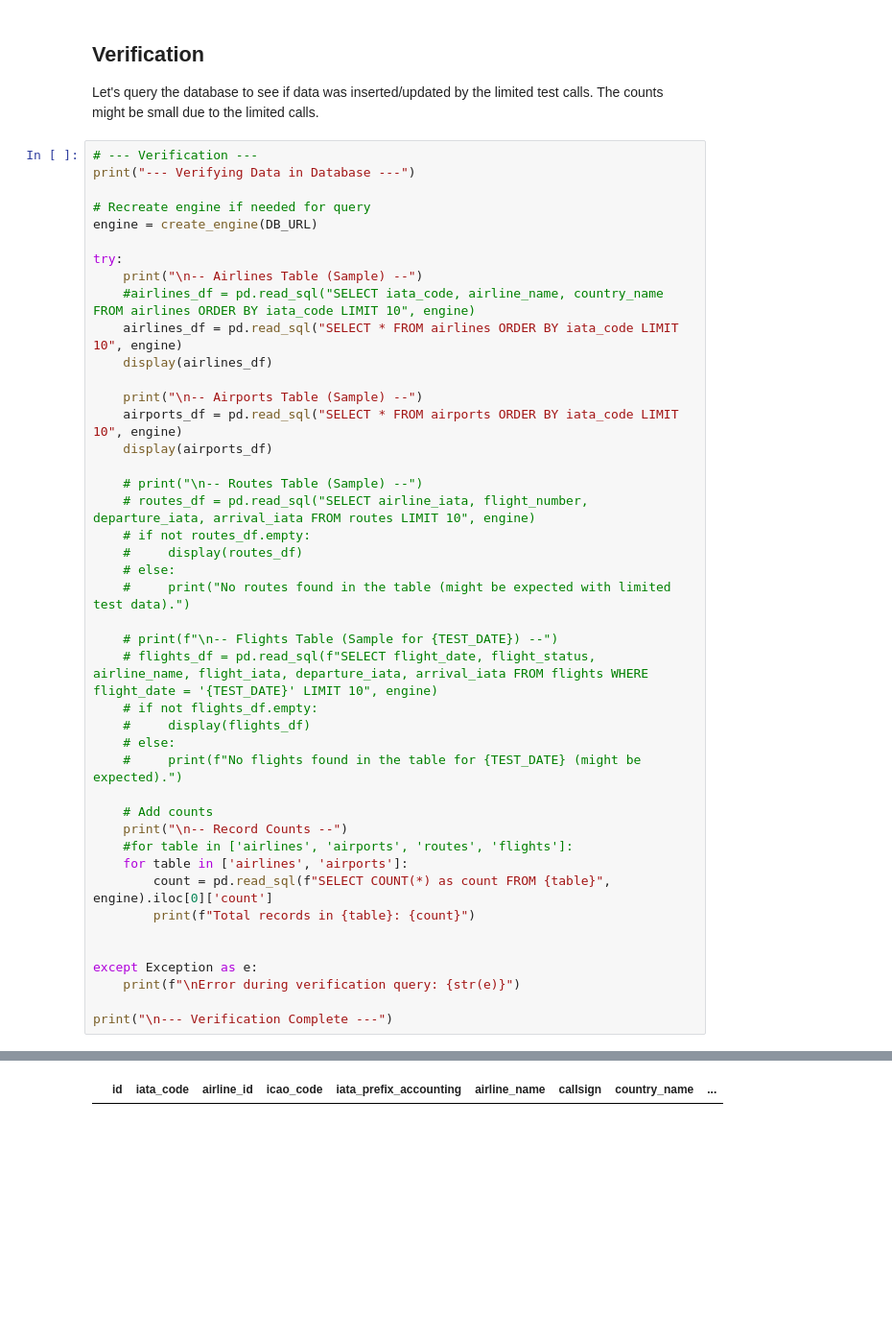
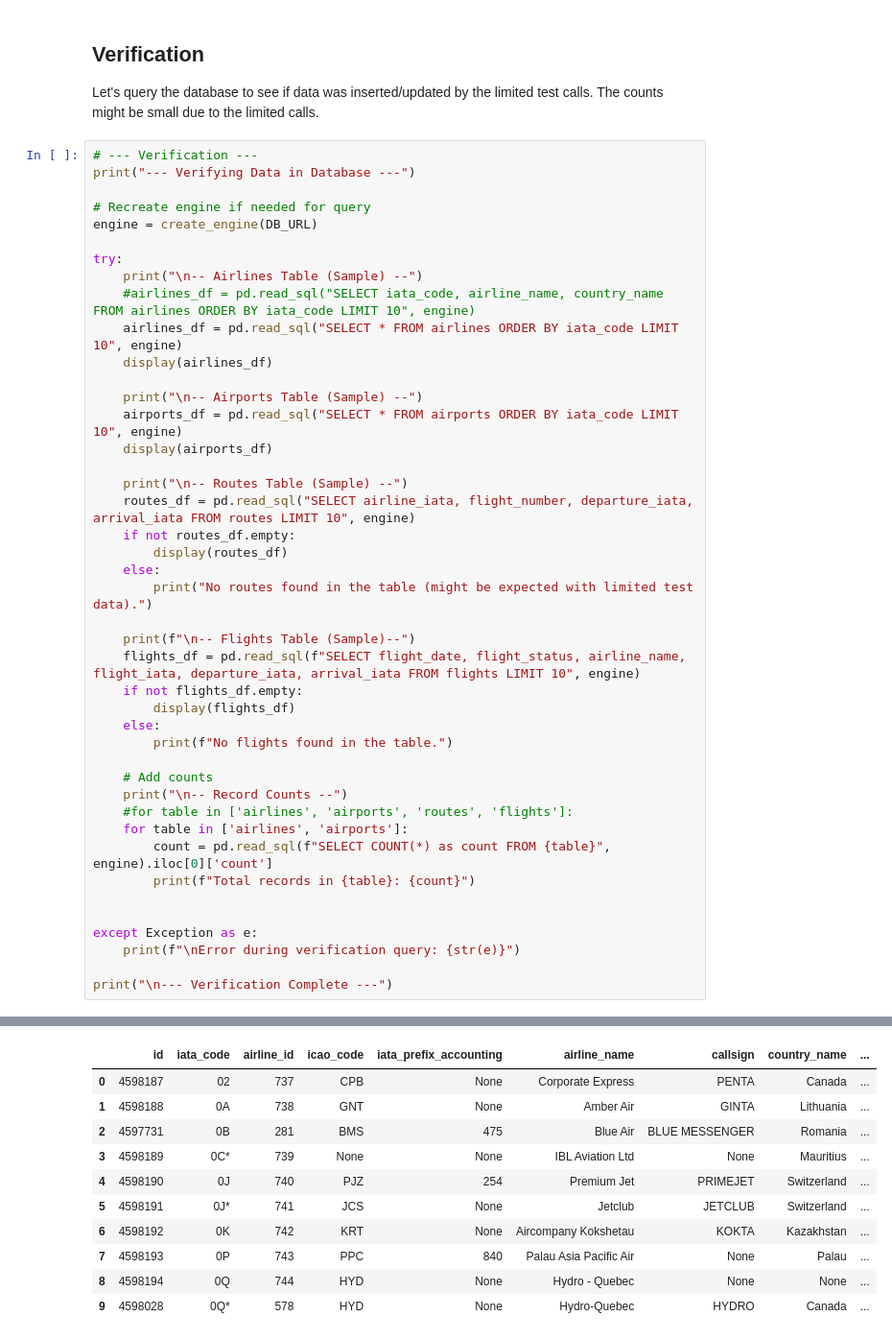
Before and after one commit to waiyong/Flight-Delay-Prediction---MLOps-Project, a Jupyter notebook: pull_data.ipynb, the cells around one changed output, grey strips where cells are left out. Shown at 96% size. Saved outputs shown, nothing was run; the diff lists cells and outputs as text; blank space fills up the shorter version.

Commit message:
Update files for the API data pipeline

```diff
--- a/pull_data.ipynb
+++ b/pull_data.ipynb
@@ -178,44 +178,54 @@ engine = create_engine(DB_URL)
 
 try:
     print("\n-- Airlines Table (Sample) --")
     #airlines_df = pd.read_sql("SELECT iata_code, airline_name, country_name FROM airlines ORDER BY iata_code LIMIT 10", engine)
     airlines_df = pd.read_sql("SELECT * FROM airlines ORDER BY iata_code LIMIT 10", engine)
     display(airlines_df)
 
     print("\n-- Airports Table (Sample) --")
     airports_df = pd.read_sql("SELECT * FROM airports ORDER BY iata_code LIMIT 10", engine)
     display(airports_df)
 
-    # print("\n-- Routes Table (Sample) --")
-    # routes_df = pd.read_sql("SELECT airline_iata, flight_number, departure_iata, arrival_iata FROM routes LIMIT 10", engine)
-    # if not routes_df.empty:
-    #     display(routes_df)
-    # else:
-    #     print("No routes found in the table (might be expected with limited test data).")
+    print("\n-- Routes Table (Sample) --")
+    routes_df = pd.read_sql("SELECT airline_iata, flight_number, departure_iata, arrival_iata FROM routes LIMIT 10", engine)
+    if not routes_df.empty:
+        display(routes_df)
+    else:
+        print("No routes found in the table (might be expected with limited test data).")
 
-    # print(f"\n-- Flights Table (Sample for {TEST_DATE}) --")
-    # flights_df = pd.read_sql(f"SELECT flight_date, flight_status, airline_name, flight_iata, departure_iata, arrival_iata FROM flights WHERE flight_date = '{TEST_DATE}' LIMIT 10", engine)
-    # if not flights_df.empty:
-    #     display(flights_df)
-    # else:
-    #     print(f"No flights found in the table for {TEST_DATE} (might be expected).")
+    print(f"\n-- Flights Table (Sample)--")
+    flights_df = pd.read_sql(f"SELECT flight_date, flight_status, airline_name, flight_iata, departure_iata, arrival_iata FROM flights LIMIT 10", engine)
+    if not flights_df.empty:
+        display(flights_df)
+    else:
+        print(f"No flights found in the table.")
 
     # Add counts
     print("\n-- Record Counts --")
     #for table in ['airlines', 'airports', 'routes', 'flights']:
     for table in ['airlines', 'airports']:
         count = pd.read_sql(f"SELECT COUNT(*) as count FROM {table}", engine).iloc[0]['count']
         print(f"Total records in {table}: {count}")
 
 
 except Exception as e:
     print(f"\nError during verification query: {str(e)}")
 
 print("\n--- Verification Complete ---")
 # %% [output]
 --- Verifying Data in Database ---
 
 -- Airlines Table (Sample) --
 |  | id | iata_code | airline_id | icao_code | iata_prefix_accounting | airline_name | callsign | country_name | ... |
+| 0 | 4598187 | 02 | 737 | CPB | None | Corporate Express | PENTA | Canada | ... |
+| 1 | 4598188 | 0A | 738 | GNT | None | Amber Air | GINTA | Lithuania | ... |
+| 2 | 4597731 | 0B | 281 | BMS | 475 | Blue Air | BLUE MESSENGER | Romania | ... |
+| 3 | 4598189 | 0C* | 739 | None | None | IBL Aviation Ltd | None | Mauritius | ... |
+| 4 | 4598190 | 0J | 740 | PJZ | 254 | Premium Jet | PRIMEJET | Switzerland | ... |
+| 5 | 4598191 | 0J* | 741 | JCS | None | Jetclub | JETCLUB | Switzerland | ... |
+| 6 | 4598192 | 0K | 742 | KRT | None | Aircompany Kokshetau | KOKTA | Kazakhstan | ... |
+| 7 | 4598193 | 0P | 743 | PPC | 840 | Palau Asia Pacific Air | None | Palau | ... |
+| 8 | 4598194 | 0Q | 744 | HYD | None | Hydro - Quebec | None | None | ... |
+| 9 | 4598028 | 0Q* | 578 | HYD | None | Hydro-Quebec | HYDRO | Canada | ... |
 -- Airports Table (Sample) --
 |  | iata_code | airport_name | icao_code | latitude | longitude | geoname_id | city_iata_code | country_name | ... |
```
Also changed, not shown: parts of 1 cell of this notebook, 9 other files.
